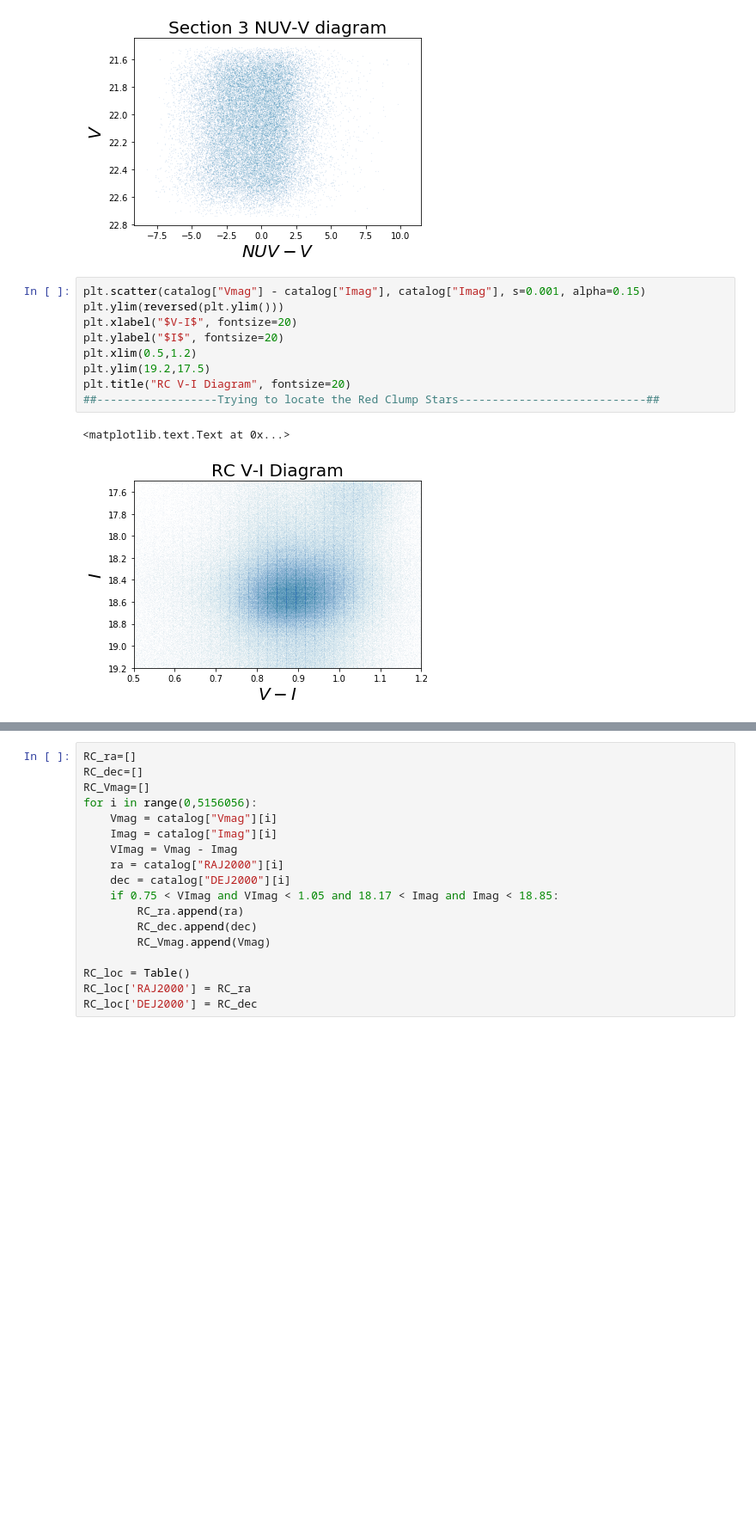
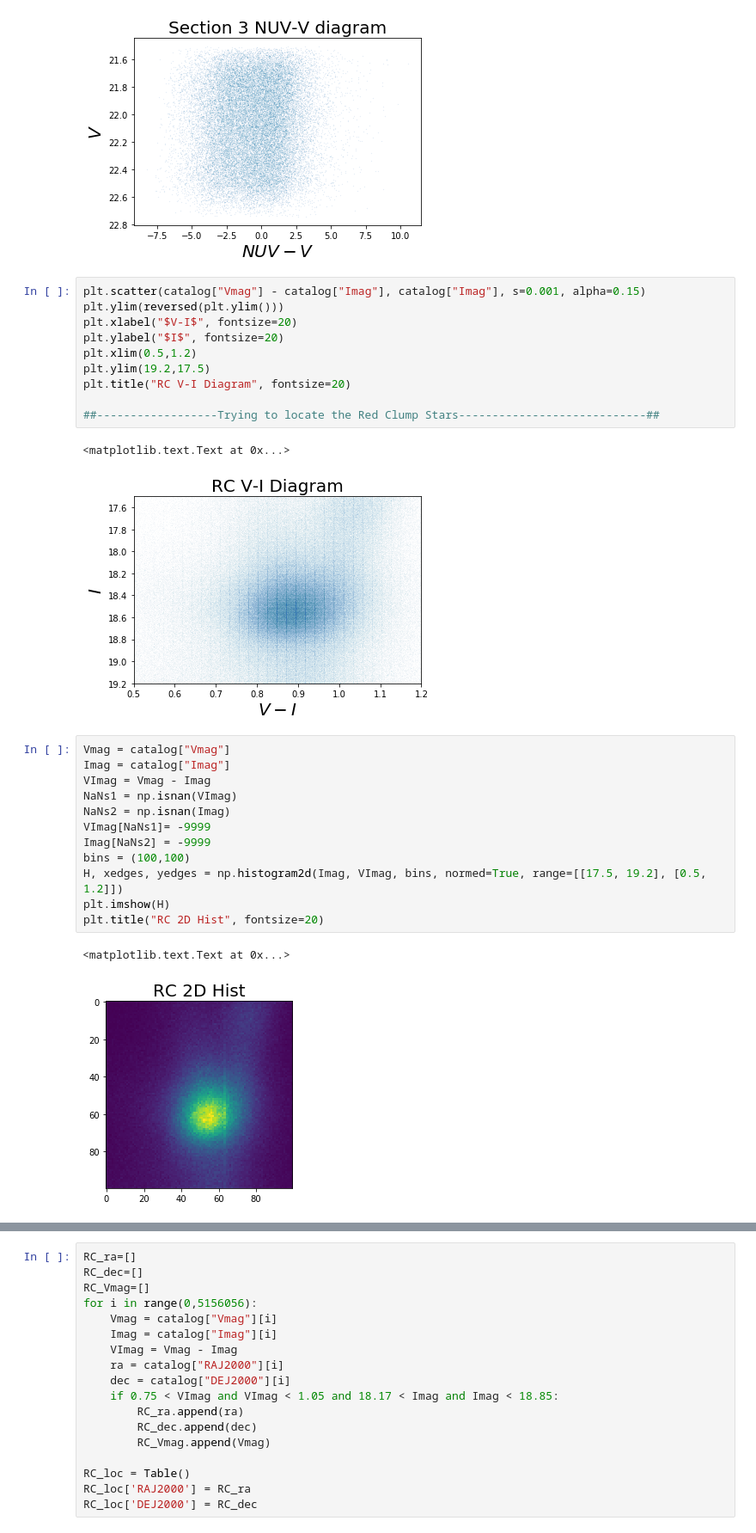
Before and after one commit to DouglasGrion/Red-Clump-Locations, a Jupyter notebook: Red-Clump-Location.ipynb, the cells around one changed output, grey strips where cells are left out. Shown at 86% size. Drawn from its saved outputs; the diff is of its cells as text; blank space fills up the shorter version.

```diff
--- a/Red-Clump-Location.ipynb
+++ b/Red-Clump-Location.ipynb
@@ -182,7 +187,23 @@ plt.ylabel("$I$", fontsize=20)
 plt.xlim(0.5,1.2)
 plt.ylim(19.2,17.5)
 plt.title("RC V-I Diagram", fontsize=20)
+
 ##------------------Trying to locate the Red Clump Stars----------------------------##
 # %% [output]
 <matplotlib.text.Text at 0x...>
 [figure]
+# %%
+Vmag = catalog["Vmag"]
+Imag = catalog["Imag"]
+VImag = Vmag - Imag
+NaNs1 = np.isnan(VImag)
+NaNs2 = np.isnan(Imag)
+VImag[NaNs1]= -9999
+Imag[NaNs2] = -9999
+bins = (100,100)
+H, xedges, yedges = np.histogram2d(Imag, VImag, bins, normed=True, range=[[17.5, 19.2], [0.5, 1.2]])
+plt.imshow(H)
+plt.title("RC 2D Hist", fontsize=20)
+# %% [output]
+<matplotlib.text.Text at 0x...>
+[figure, added]
```
Also changed, not shown: parts of 5 cells of this notebook.
